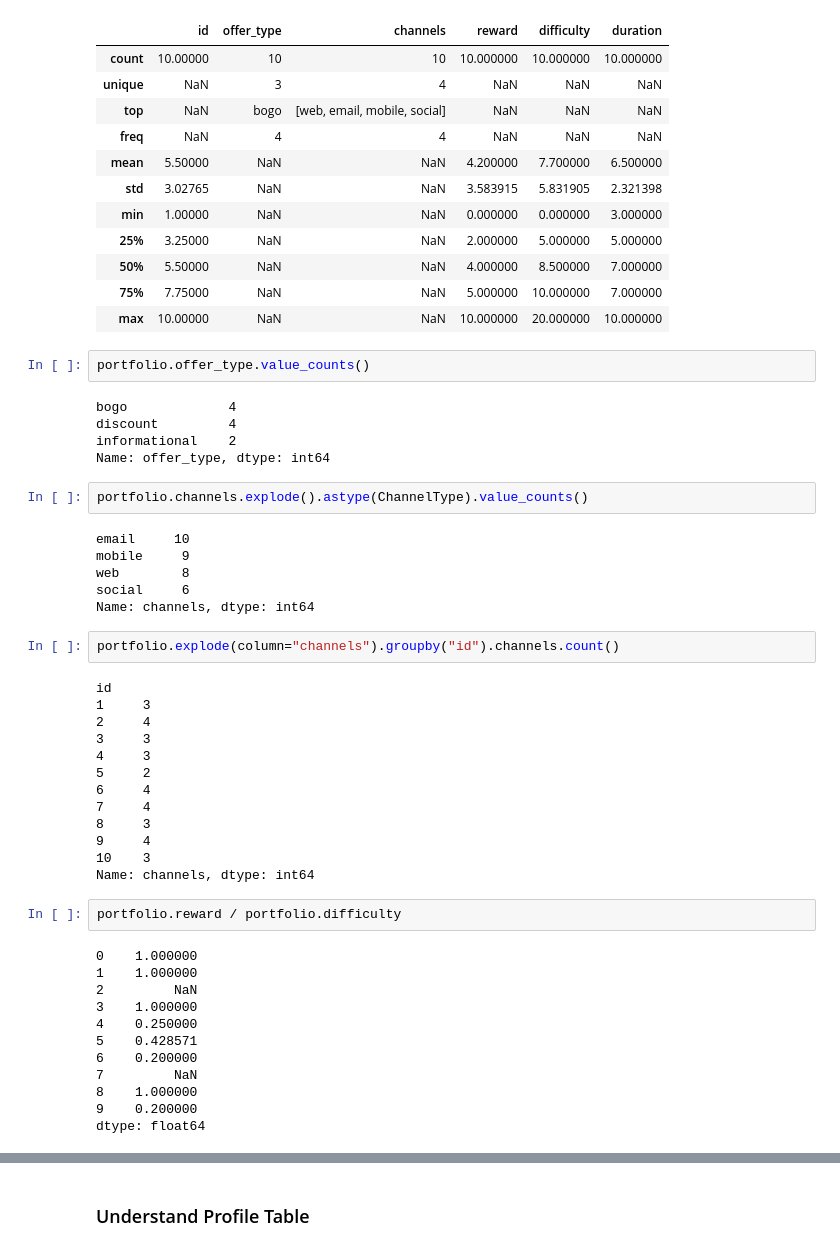
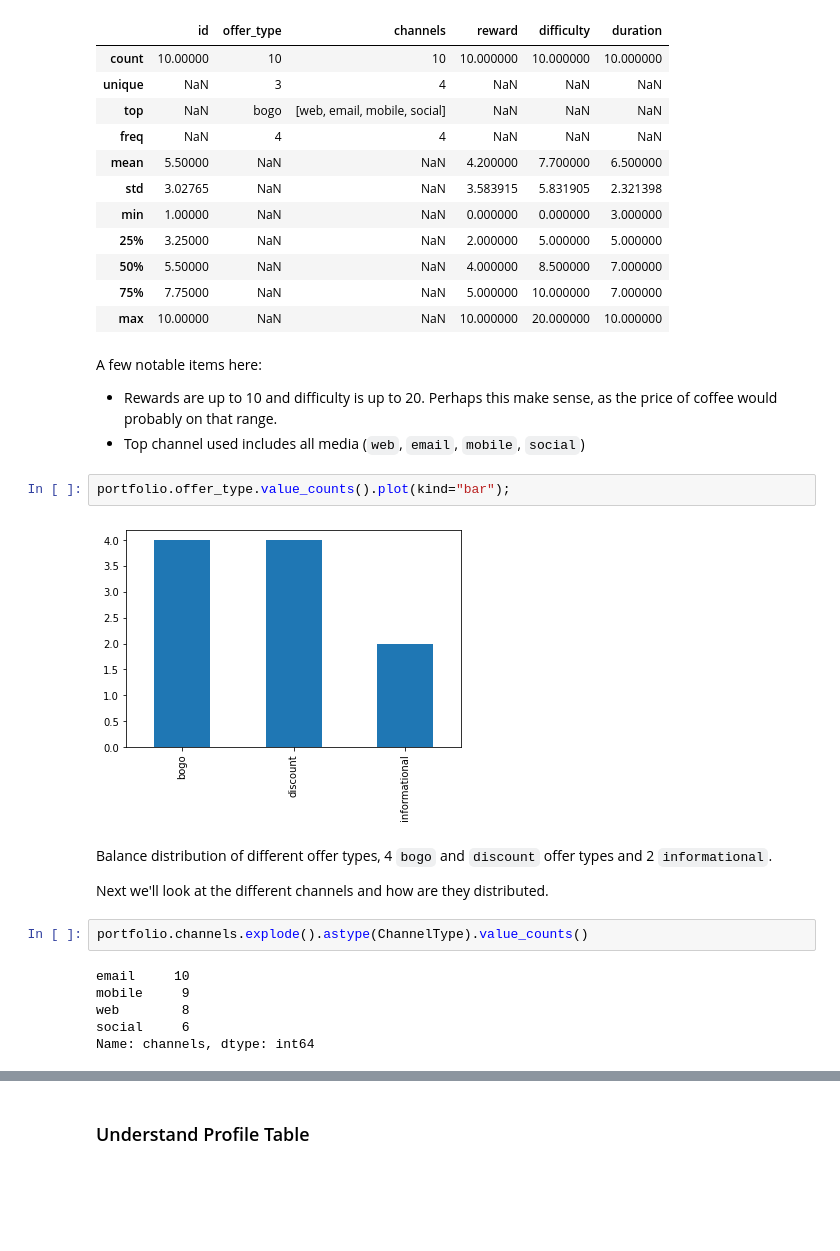
Before and after one commit to netxph/sb-capstone, a Jupyter notebook: notebooks/02 - Exploratory Data Analysis.ipynb, the cells around one changed output, grey strips where cells are left out. Cells and saved outputs as stored; diff of their text form; blank space fills up the shorter version.

```diff
--- a/notebooks/02 - Exploratory Data Analysis.ipynb
+++ b/notebooks/02 - Exploratory Data Analysis.ipynb
@@ -110,13 +119,19 @@ portfolio.describe(include="all")
 | 50% | 5.50000 | NaN | NaN | 4.000000 | 8.500000 | 7.000000 |
 | 75% | 7.75000 | NaN | NaN | 5.000000 | 10.000000 | 7.000000 |
 | max | 10.00000 | NaN | NaN | 10.000000 | 20.000000 | 10.000000 |
+# %% [markdown]
+A few notable items here:
+
+* Rewards are up to 10 and difficulty is up to 20. Perhaps this make sense, as the price of coffee would probably on that range.
+* Top channel used includes all media (`web`, `email`, `mobile`, `social`)
 # %%
-portfolio.offer_type.value_counts()
+portfolio.offer_type.value_counts().plot(kind="bar");
 # %% [output]
-bogo             4
-discount         4
-informational    2
-Name: offer_type, dtype: int64
+[figure, added]
+# %% [markdown]
+Balance distribution of different offer types, 4 `bogo` and `discount` offer types and 2 `informational`.
+
+Next we'll look at the different channels and how are they distributed.
 # %%
 portfolio.channels.explode().astype(ChannelType).value_counts()
 # %% [output]
@@ -125,32 +140,3 @@ mobile     9
 web        8
 social     6
 Name: channels, dtype: int64
-# %%
-portfolio.explode(column="channels").groupby("id").channels.count()
-# %% [output]
-id
-1     3
-2     4
-3     3
-4     3
-5     2
-6     4
-7     4
-8     3
-9     4
-10    3
-Name: channels, dtype: int64
-# %%
-portfolio.reward / portfolio.difficulty
-# %% [output]
-0    1.000000
-1    1.000000
-2         NaN
-3    1.000000
-4    0.250000
-5    0.428571
-6    0.200000
-7         NaN
-8    1.000000
-9    0.200000
-dtype: float64
```
Also changed, not shown: parts of 49 cells of this notebook, 1 other file.
